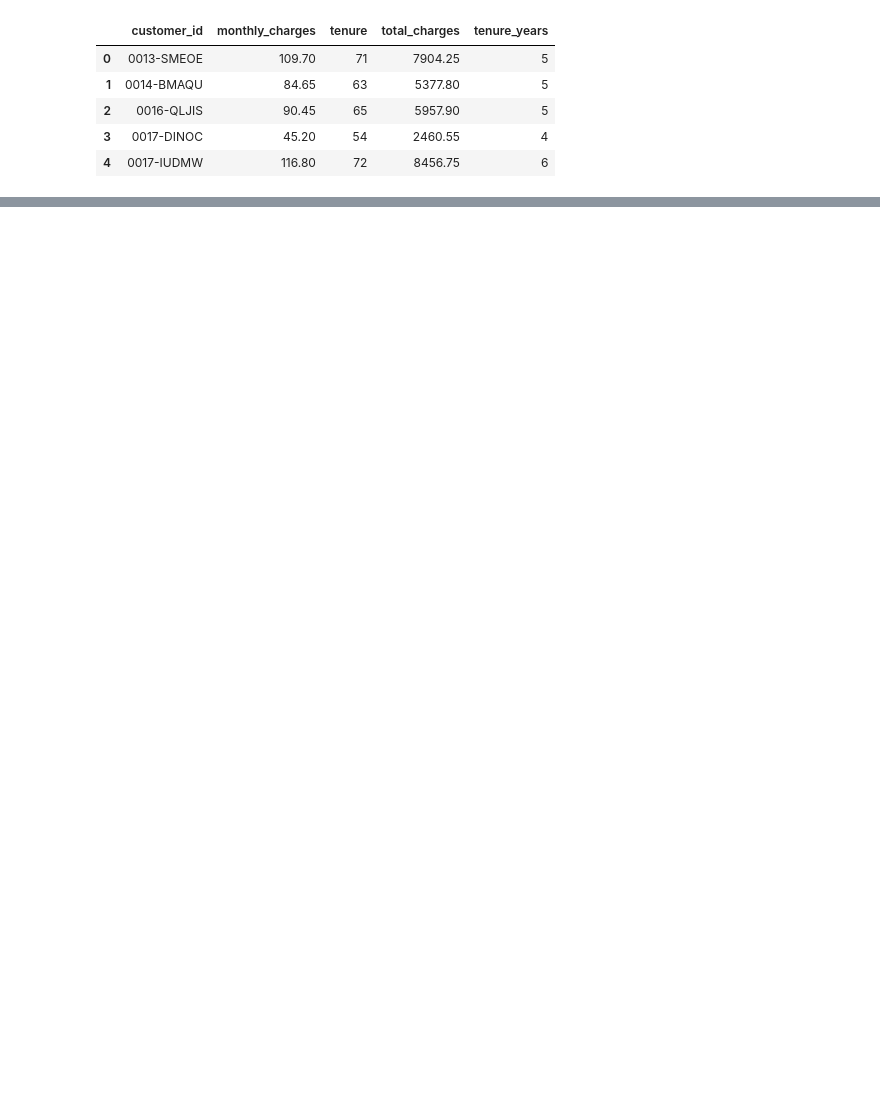
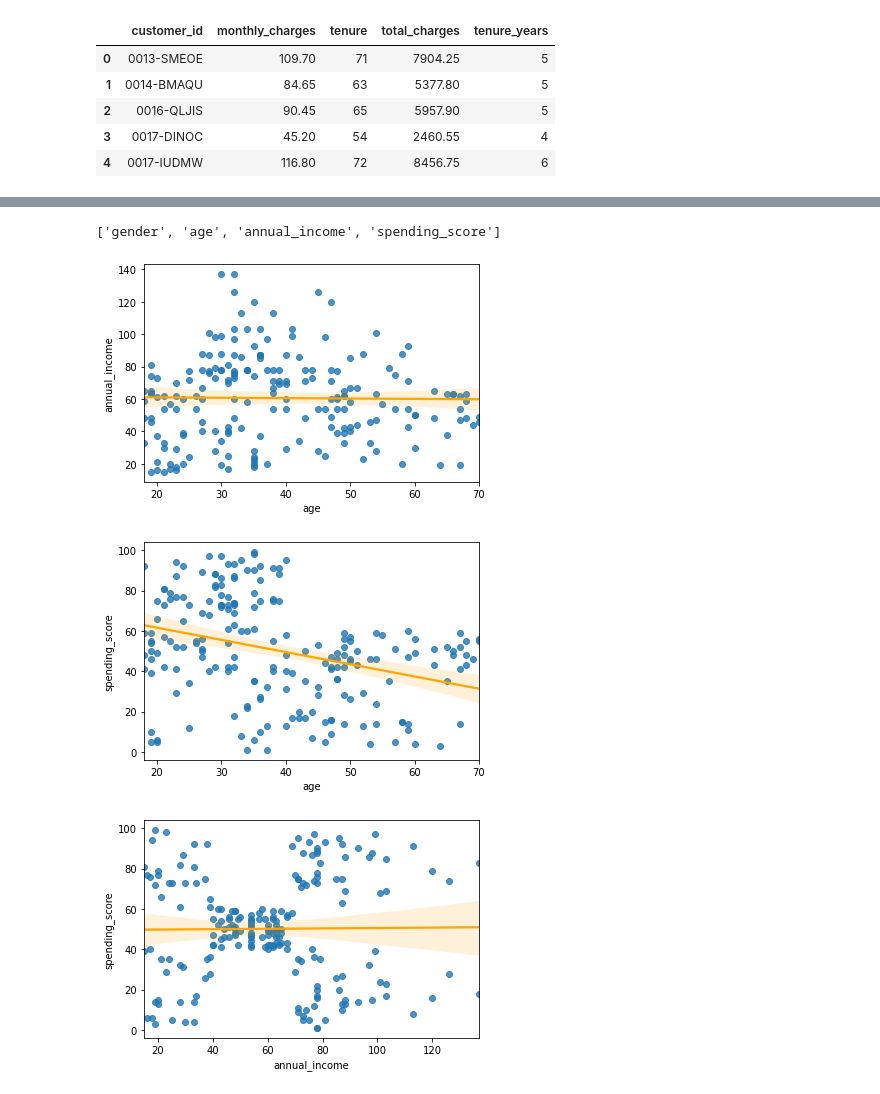
Before and after one commit to HeatherOrtegaMcMillan/regression-exercises, a Jupyter notebook: exploration.ipynb, the cells around one changed output, grey strips where cells are left out. Saved outputs shown, nothing was run; the diff lists cells and outputs as text; code cells hidden in the pictures; blank space fills up the shorter version.

```diff
--- a/exploration.ipynb
+++ b/exploration.ipynb
@@ -218,0 +329,2 @@ tester.head()
+# %%
+df_mall = w.get_any_data(database='mall_customers', sql_query = "SELECT * FROM customers")
@@ -218,0 +355,14 @@ tester.head()
+# %%
+vari_names = list(df_mall.drop(columns = 'customer_id').columns)
+vari_names
+# %% [output]
+['gender', 'age', 'annual_income', 'spending_score']
+# %%
+conte_vars = ['age', 'annual_income', 'spending_score']
+cati_vars = ['gender']
+# %%
+ex.plot_variable_pairs(df_mall, conte_vars)
+# %% [output]
+[figure, added]
+[figure, added]
+[figure, added]
```
Also changed, not shown: parts of 16 cells of this notebook.
